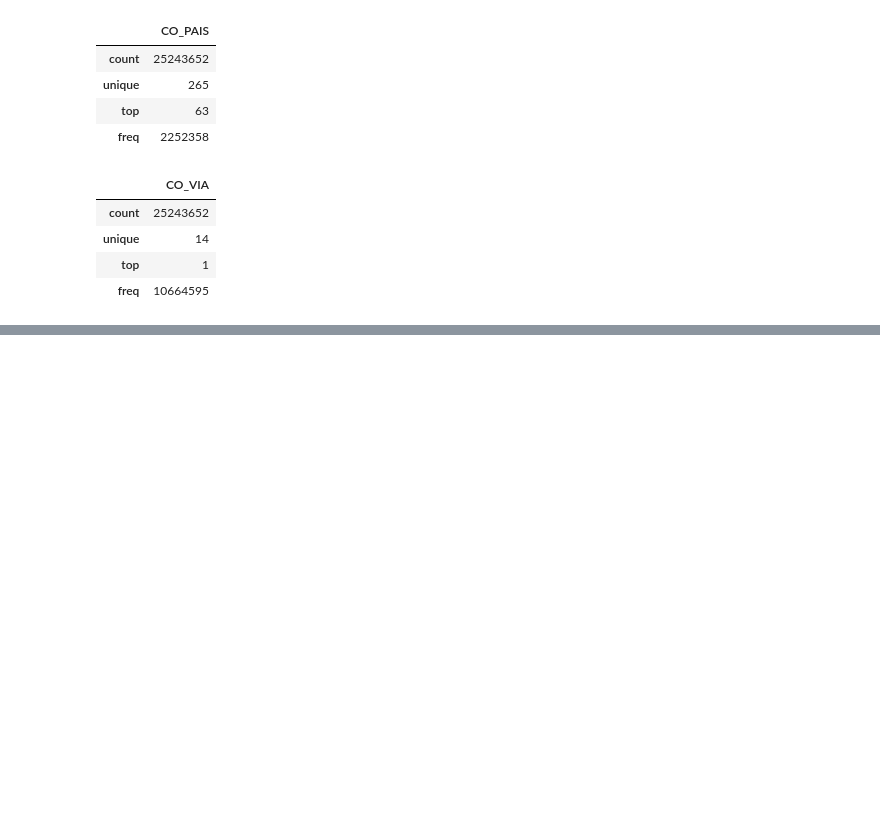
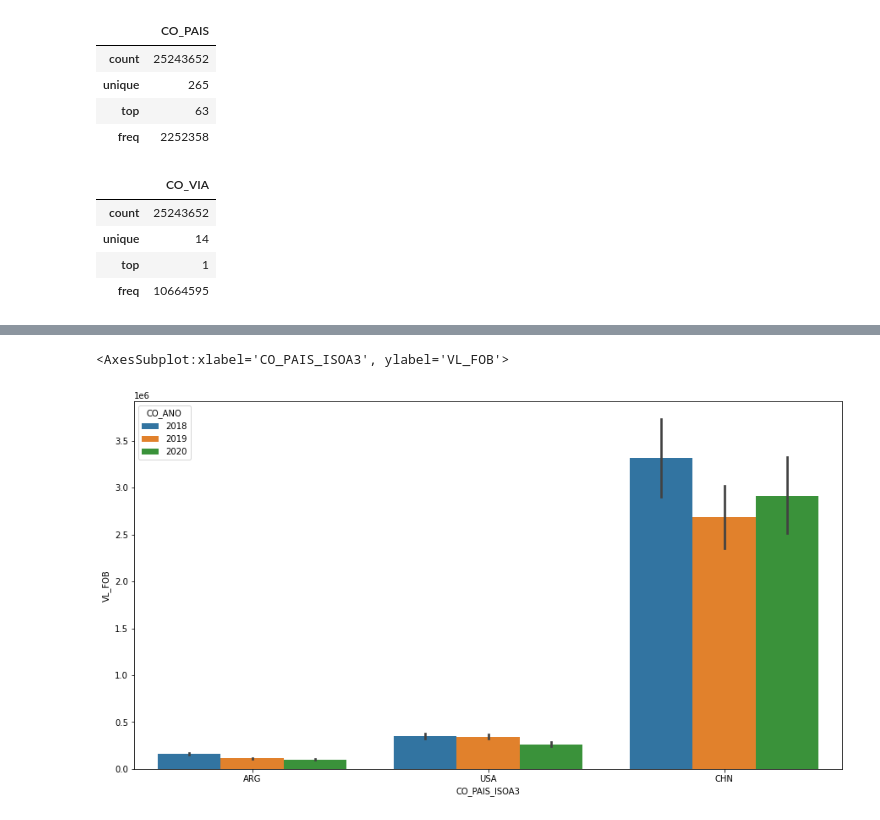
Before and after one commit to diego-faria-br/Foreign_Trade_BR, a Jupyter notebook: explore_alice.ipynb, the cells around one changed output, grey strips where cells are left out. Cells and saved outputs as stored; diff of their text form; code cells hidden in the pictures; blank space fills up the shorter version.

```diff
--- a/explore_alice.ipynb
+++ b/explore_alice.ipynb
@@ -117,0 +132,9 @@ sns.violinplot(x='CO_PAIS_ISOA3',y ='VL_FOB', data = alice_data_2021)
+# %%
+plt.figure(figsize=(15,8))
+sns.barplot(x="CO_PAIS_ISOA3", #Show point estimates & confidence intervals with scatterplot glyphs
+                y="VL_FOB",
+                hue="CO_ANO",
+                data=alice_data_2021.query("CO_PAIS_ISOA3 ==  CO_ANO == '2019' or CO_ANO=='2018' or CO_ANO == '2020'"))
+# %% [output]
+<AxesSubplot:xlabel='CO_PAIS_ISOA3', ylabel='VL_FOB'>
+[figure, added]
```
Also changed, not shown: parts of 9 cells of this notebook.
